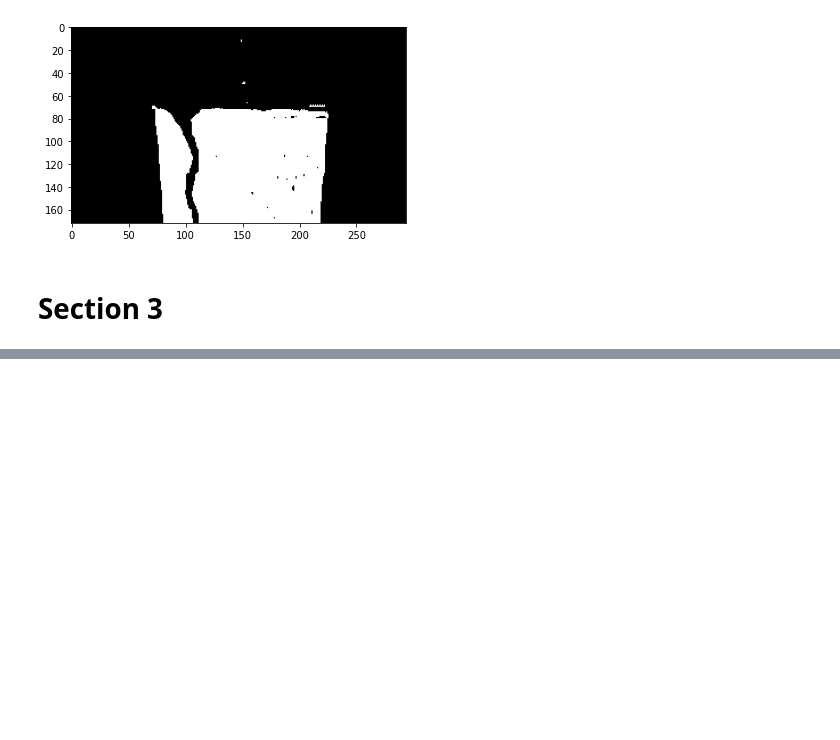
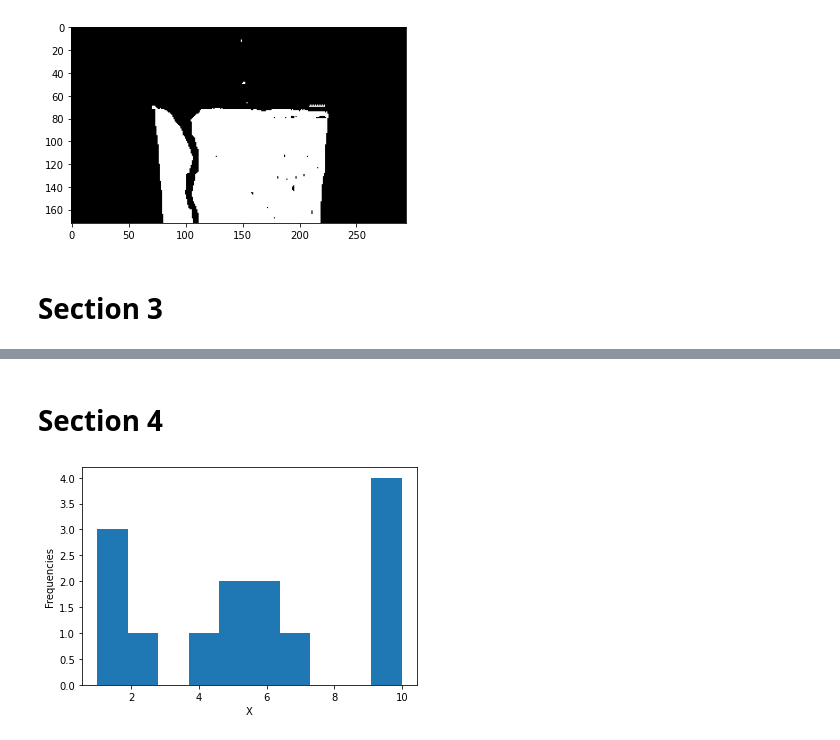
Before and after one commit to seif7666/OpenCV-Sessions, a Jupyter notebook: Session2/Session2.ipynb, the cells around one changed output, grey strips where cells are left out. Cells and saved outputs as stored; diff of their text form; code cells hidden in the pictures; blank space fills up the shorter version.

```diff
--- a/Session2/Session2.ipynb
+++ b/Session2/Session2.ipynb
@@ -94,0 +93,11 @@ getKmeans(6,cup)
+# %% [markdown]
+# Section 4
+# %%
+x= np.array([1,10,5,6,10,10,1,2,4,5,6,7,10,1])
+# %%
+plt.hist(x)
+plt.ylabel('Frequencies')
+plt.xlabel('X')
+plt.show()
+# %% [output]
+[figure, added]
```
Also changed, not shown: parts of 4 cells of this notebook, 2 other files.
